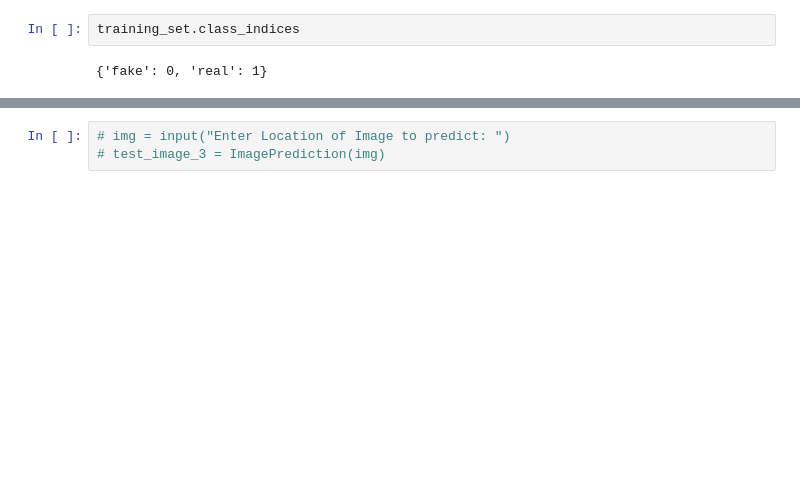
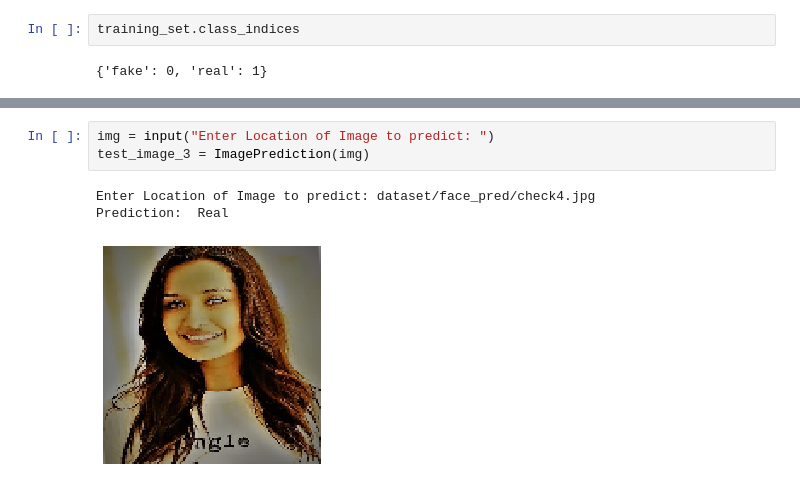
Before and after one commit to MORGUE28/FYP_Deepfake, a Jupyter notebook: model_temp/model.ipynb, the cells around one changed output, grey strips where cells are left out. Drawn from its saved outputs; the diff is of its cells as text; blank space fills up the shorter version.

```diff
--- a/model_temp/model.ipynb
+++ b/model_temp/model.ipynb
@@ -193,3 +213,7 @@ Prediction:  Fake
 # %%
-# img = input("Enter Location of Image to predict: ")
-# test_image_3 = ImagePrediction(img)
+img = input("Enter Location of Image to predict: ")
+test_image_3 = ImagePrediction(img)
+# %% [output]
+Enter Location of Image to predict: dataset/face_pred/check4.jpg
+Prediction:  Real
+[figure, added]
```
Also changed, not shown: parts of 21 cells of this notebook, 5 other files.
